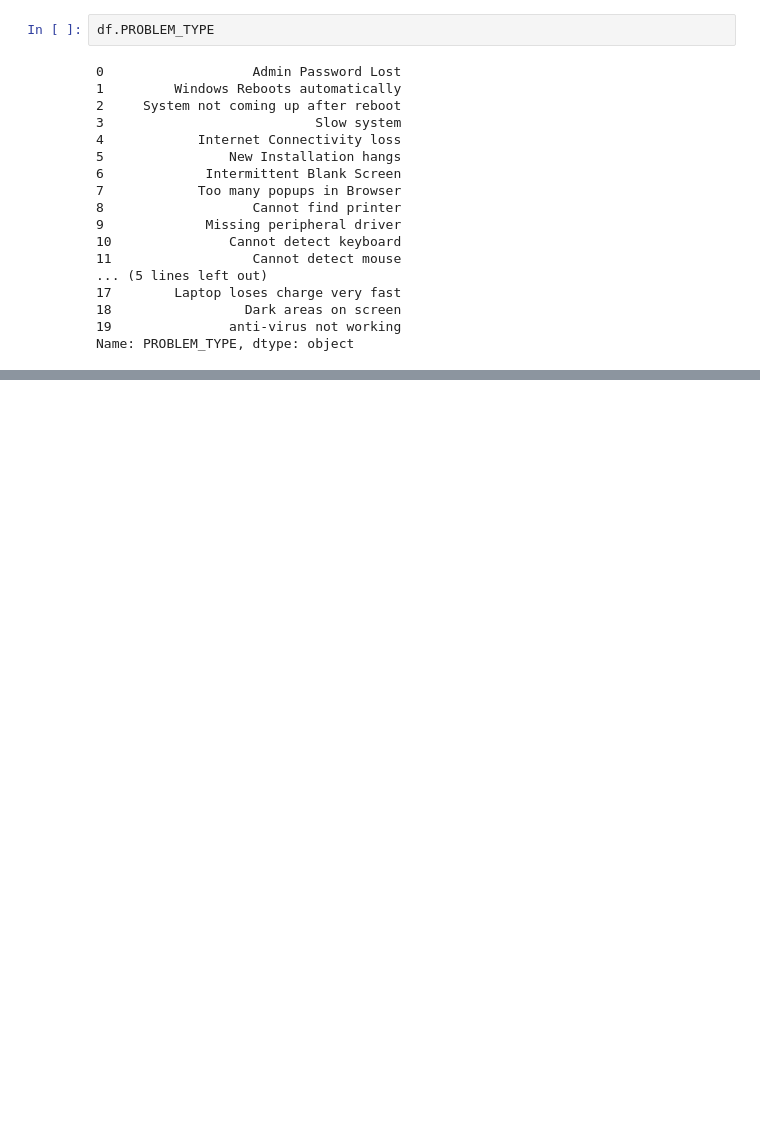
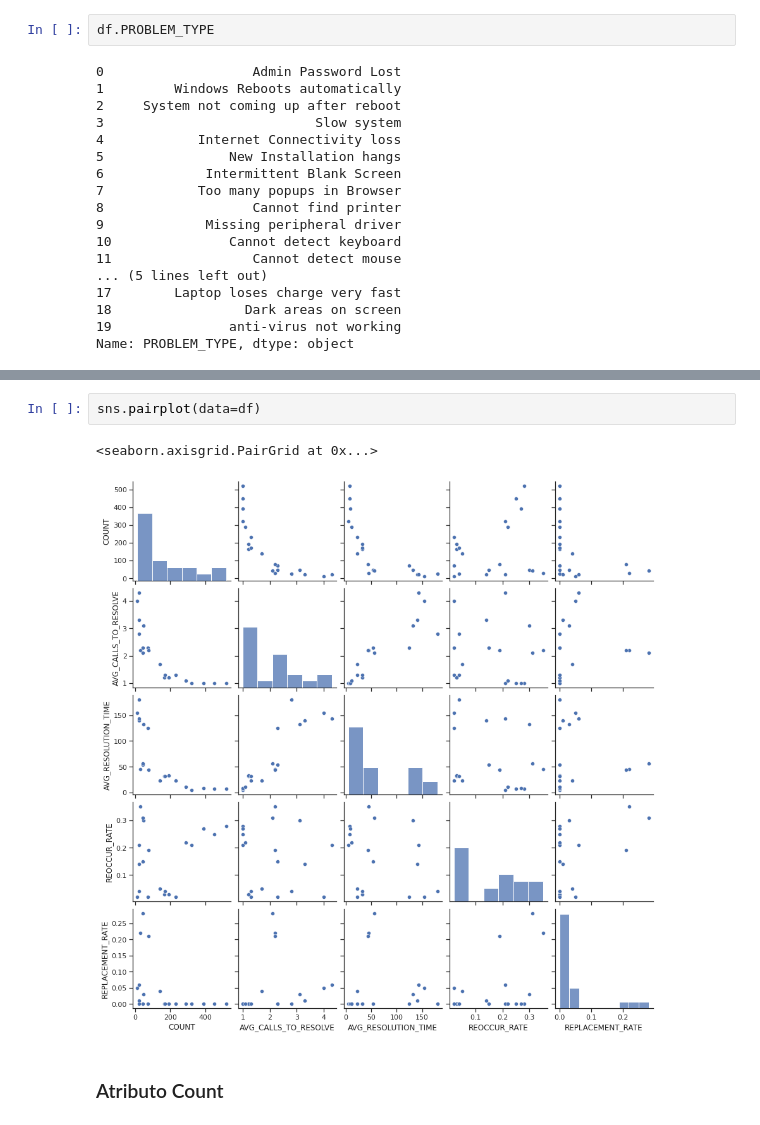
Before and after one commit to leo-hoet/explotaciondedatos, a Jupyter notebook: tp2.ipynb, the cells around one changed output, grey strips where cells are left out. Cells and saved outputs as stored; diff of their text form; blank space fills up the shorter version.

```diff
--- a/tp2.ipynb
+++ b/tp2.ipynb
@@ -231,0 +214,7 @@ px.histogram(df, x="PROBLEM_TYPE", y="COUNT",  hover_data=df.columns)
+# %%
+sns.pairplot(data=df)
+# %% [output]
+<seaborn.axisgrid.PairGrid at 0x...>
+[figure, added]
+# %% [markdown]
+### Atributo Count
```
Also changed, not shown: parts of 6 cells of this notebook.
